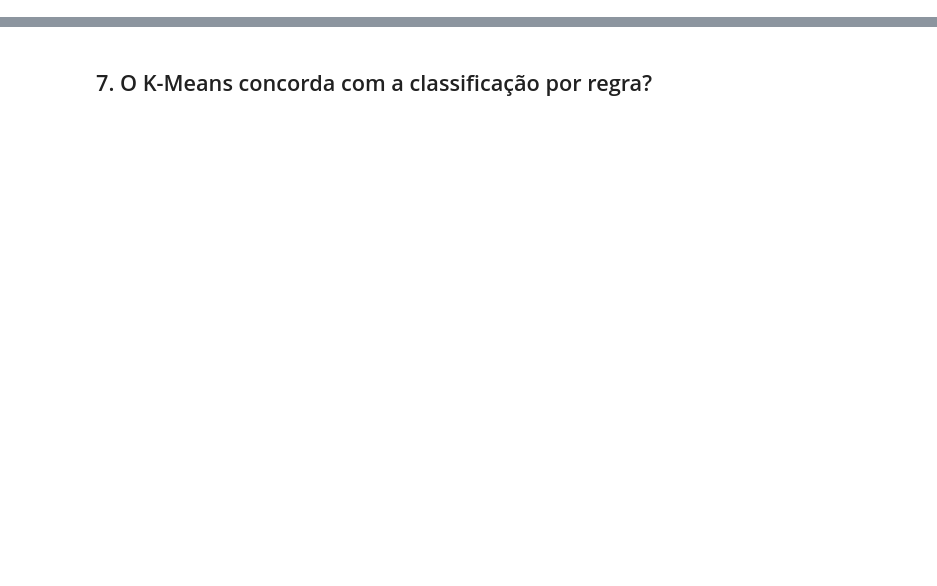
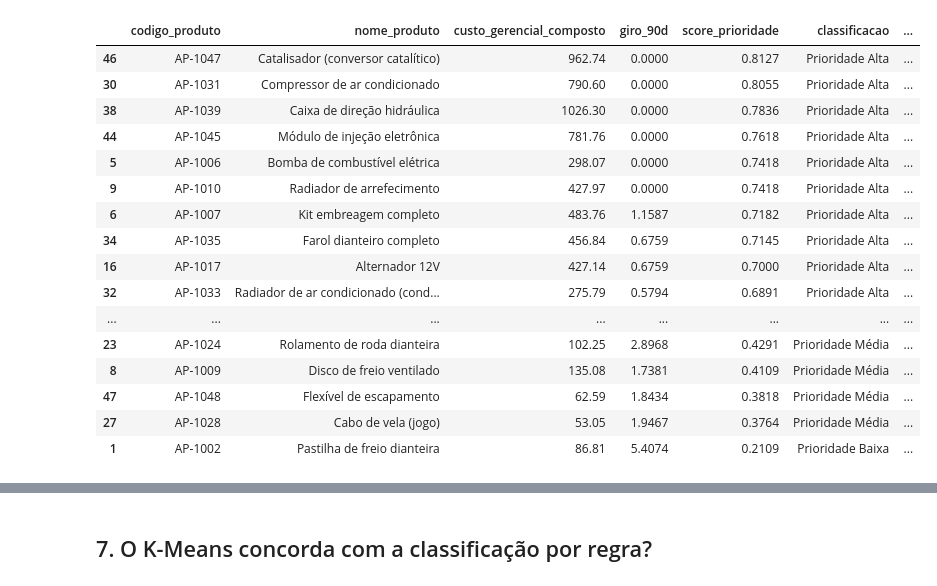
Before and after one commit to weillerjulia/StockWise, a Jupyter notebook: backend/analysis/clustering_kmeans.ipynb, the cells around one changed output, grey strips where cells are left out. Drawn from its saved outputs; the diff is of its cells as text; code cells hidden in the pictures; blank space fills up the shorter version.

```diff
--- a/backend/analysis/clustering_kmeans.ipynb
+++ b/backend/analysis/clustering_kmeans.ipynb
@@ -131,2 +180,42 @@ df_cluster[colunas_exibidas].sort_values("cluster")
+# %%
+K = 3
+NOMES_POR_ORDEM = ["Prioridade Baixa", "Prioridade Média", "Prioridade Alta"]
+
+modelo_final = KMeans(n_clusters=K, random_state=42, n_init="auto").fit(X)
+df["cluster"] = modelo_final.labels_
+
+centroides = pd.DataFrame(modelo_final.cluster_centers_, columns=FEATURES)
+centroides["score_centroide"] = (centroides[FEATURES] * PESOS).sum(axis=1)
+ordem = centroides["score_centroide"].sort_values().index
+
+if K == len(NOMES_POR_ORDEM):
+    nome_por_cluster = {cluster: NOMES_POR_ORDEM[posicao] for posicao, cluster in enumerate(ordem)}
+else:
+    nome_por_cluster = {cluster: f"Cluster {posicao + 1}" for posicao, cluster in enumerate(ordem)}
+df["grupo_kmeans"] = df["cluster"].map(nome_por_cluster)
+
+colunas_exibidas = [
+    "codigo_produto", "nome_produto", "custo_gerencial_composto",
+    "giro_90d", "score_prioridade", "classificacao", "grupo_kmeans",
+]
+df[colunas_exibidas].sort_values(["grupo_kmeans", "score_prioridade"], ascending=[True, False])
+# %% [output]
+|  | codigo_produto | nome_produto | custo_gerencial_composto | giro_90d | score_prioridade | classificacao | ... |
+| 46 | AP-1047 | Catalisador (conversor catalítico) | 962.74 | 0.0000 | 0.8127 | Prioridade Alta | ... |
+| 30 | AP-1031 | Compressor de ar condicionado | 790.60 | 0.0000 | 0.8055 | Prioridade Alta | ... |
+| 38 | AP-1039 | Caixa de direção hidráulica | 1026.30 | 0.0000 | 0.7836 | Prioridade Alta | ... |
+| 44 | AP-1045 | Módulo de injeção eletrônica | 781.76 | 0.0000 | 0.7618 | Prioridade Alta | ... |
+| 5 | AP-1006 | Bomba de combustível elétrica | 298.07 | 0.0000 | 0.7418 | Prioridade Alta | ... |
+| 9 | AP-1010 | Radiador de arrefecimento | 427.97 | 0.0000 | 0.7418 | Prioridade Alta | ... |
+| 6 | AP-1007 | Kit embreagem completo | 483.76 | 1.1587 | 0.7182 | Prioridade Alta | ... |
+| 34 | AP-1035 | Farol dianteiro completo | 456.84 | 0.6759 | 0.7145 | Prioridade Alta | ... |
+| 16 | AP-1017 | Alternador 12V | 427.14 | 0.6759 | 0.7000 | Prioridade Alta | ... |
+| 32 | AP-1033 | Radiador de ar condicionado (cond... | 275.79 | 0.5794 | 0.6891 | Prioridade Alta | ... |
+| ... | ... | ... | ... | ... | ... | ... | ... |
+| 23 | AP-1024 | Rolamento de roda dianteira | 102.25 | 2.8968 | 0.4291 | Prioridade Média | ... |
+| 8 | AP-1009 | Disco de freio ventilado | 135.08 | 1.7381 | 0.4109 | Prioridade Média | ... |
+| 47 | AP-1048 | Flexível de escapamento | 62.59 | 1.8434 | 0.3818 | Prioridade Média | ... |
+| 27 | AP-1028 | Cabo de vela (jogo) | 53.05 | 1.9467 | 0.3764 | Prioridade Média | ... |
+| 1 | AP-1002 | Pastilha de freio dianteira | 86.81 | 5.4074 | 0.2109 | Prioridade Baixa | ... |
 # %% [markdown]
 ## 5. Visualizar: K-Means vs classificação por regra (módulo 4)
```
Also changed, not shown: parts of 27 cells of this notebook, 9 other files.
